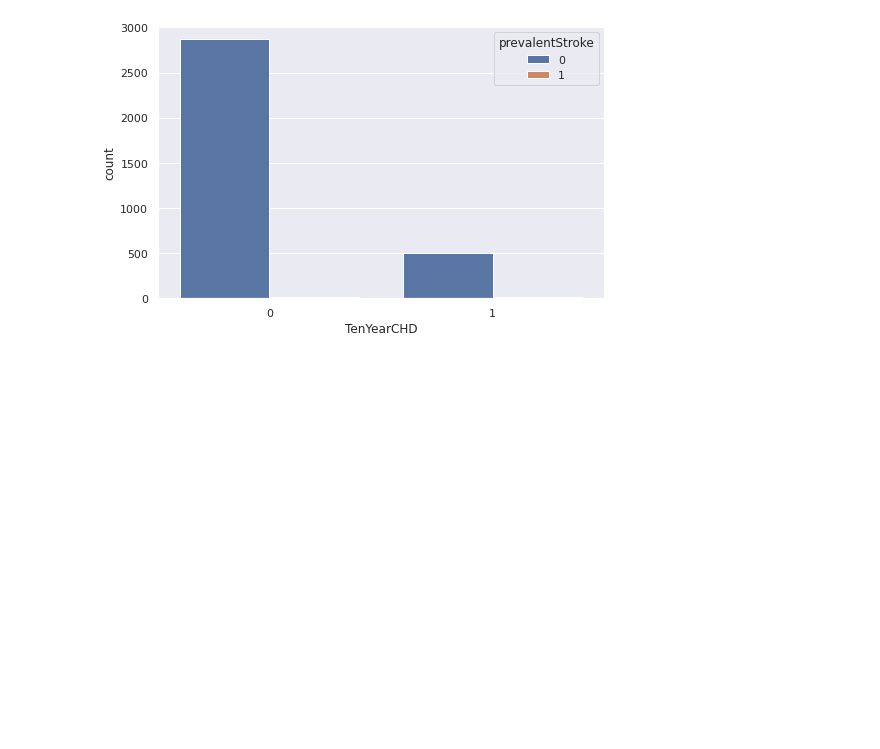
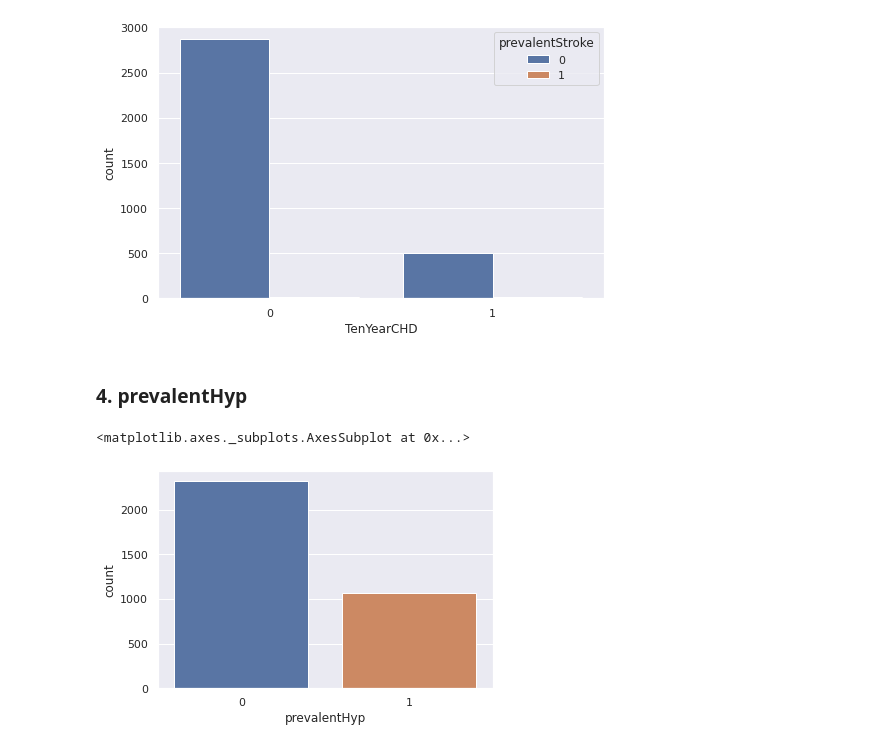
Before and after one commit to rsonar821/Classification-Capstone-Project, a Jupyter notebook: Cardiovascular_Risk_Prediction.ipynb, the cells around one changed output. Cells and saved outputs as stored; diff of their text form; code cells hidden in the pictures; blank space fills up the shorter version.

```diff
--- a/Cardiovascular_Risk_Prediction.ipynb
+++ b/Cardiovascular_Risk_Prediction.ipynb
@@ -516,3 +516,10 @@ sns.barplot(x='TenYearCHD', y='count', hue='prevalentStroke', data=prevelant_str
 # %% [output]
 <matplotlib.axes._subplots.AxesSubplot at 0x...>
 [figure]
+# %% [markdown]
+### **4. prevalentHyp**
+# %%
+sns.countplot(df['prevalentHyp'])
+# %% [output]
+<matplotlib.axes._subplots.AxesSubplot at 0x...>
+[figure, added]
```
Also changed, not shown: parts of 23 cells of this notebook.
